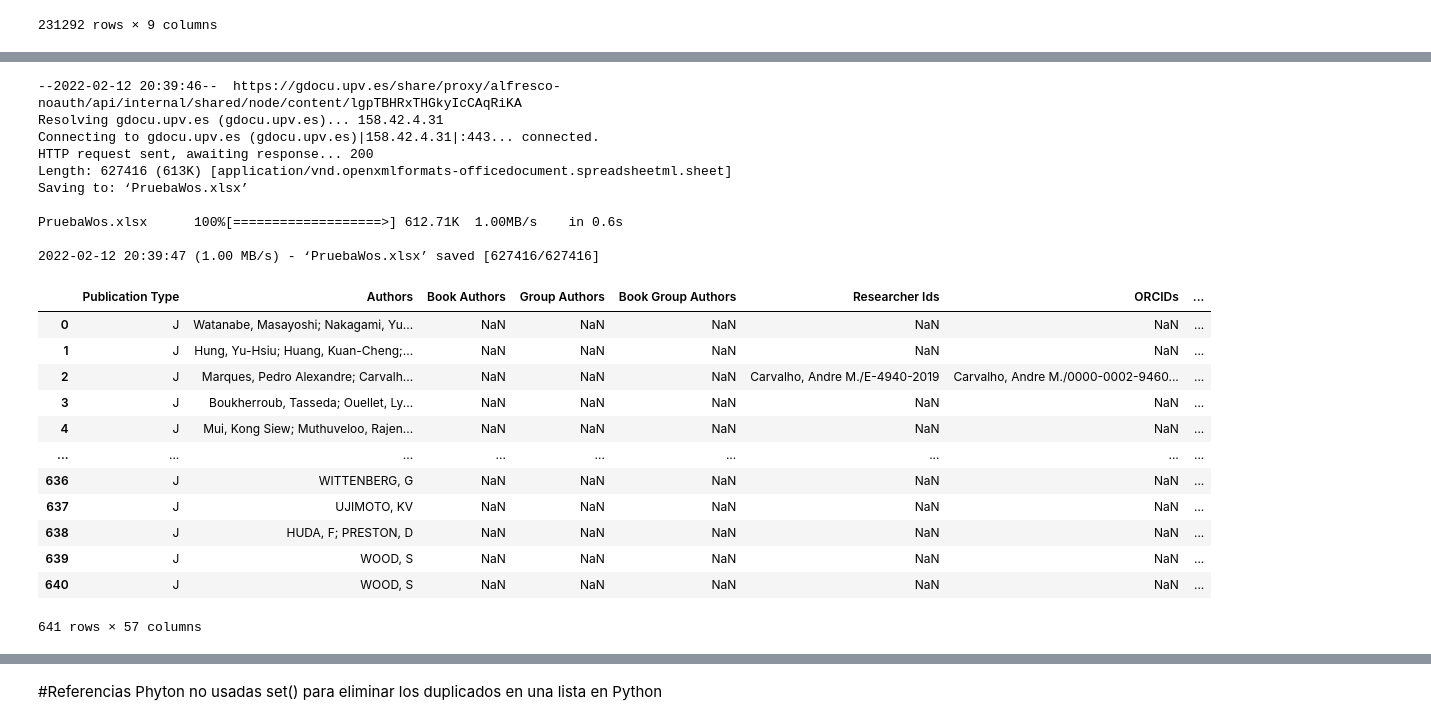
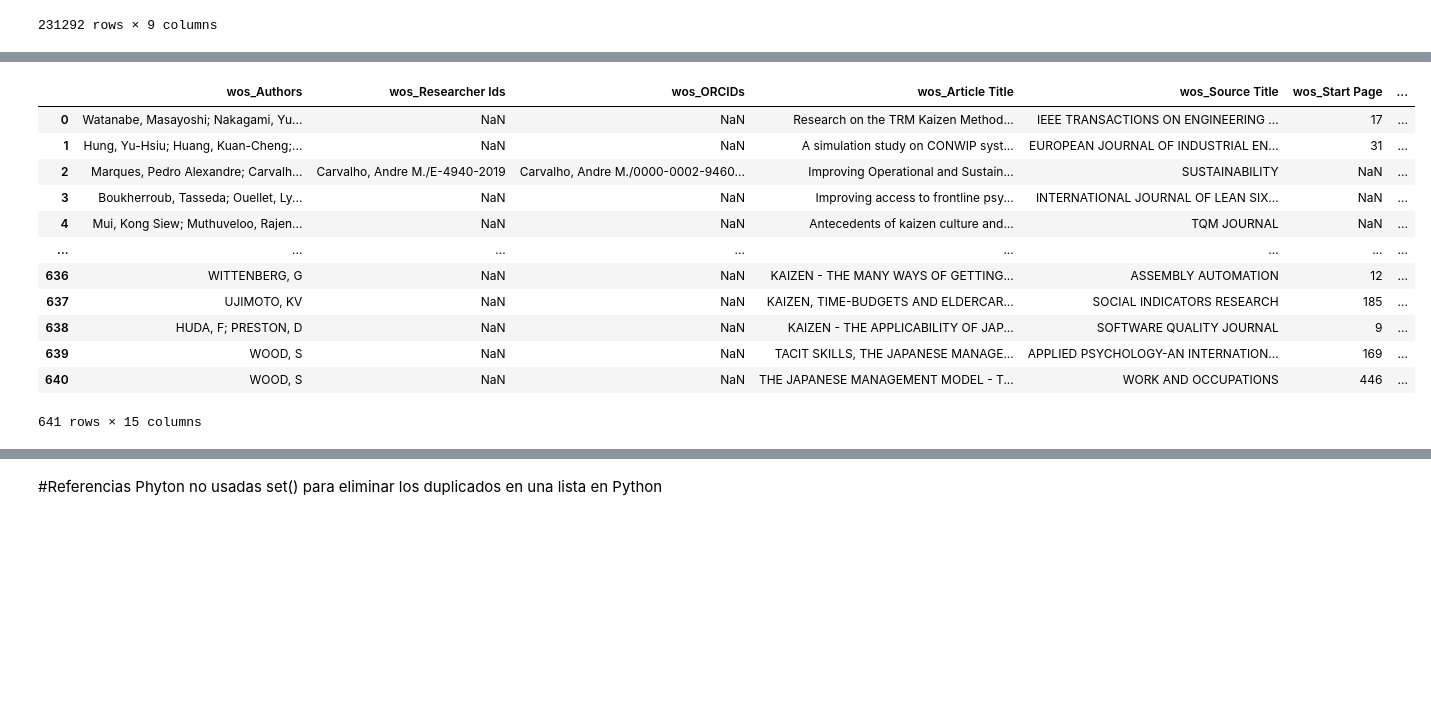
Before and after one commit to jamg-upv/Impacto-citas-articulo, a Jupyter notebook: impactoencitas.ipynb, the cells around one changed output, grey strips where cells are left out. Saved outputs shown, nothing was run; the diff lists cells and outputs as text; code cells hidden in the pictures; blank space fills up the shorter version.

```diff
--- a/impactoencitas.ipynb
+++ b/impactoencitas.ipynb
@@ -486,30 +551,46 @@ MeritosScopus
 # %%
 # Cargar la lisa de meritos de WOS
+# Exporto como excel los resultados
+# 	XLS
+# 	Se exportan de 1000 en mil
+# 	Lo abro y guardo como XLSX)
+# 		el xls de wos me da error en pandas
 !wget --output-document=PruebaWos.xlsx  https://gdocu.upv.es/share/proxy/alfresco-noauth/api/internal/shared/node/content/lgpTBHRxTHGkyIcCAqRiKA
 
 MeritosWos = pd.read_excel('PruebaWos.xlsx', engine='openpyxl')
-MeritosWos
+
+#filtro solo las columnas que me interesan para añadir información o cotejar que no hay errores en merge
+# list(MeritosWos)
+ColumnWos= [ 'Authors',
+  'Researcher Ids',
+ 'ORCIDs',
+  'Article Title',
+  'Source Title',
+  'Start Page',
+ 'End Page',
+  'DOI',
+  'Publication Year',
+ 'Abstract',
+  'Times Cited, WoS Core',
+  'Times Cited, All Databases',
+  'ISSN',
+ 'eISSN',
+ 'ISBN']
+# ColumnWos
+MeritosWos=MeritosWos[ColumnWos]
+MeritosWos.columns = 'wos_' + MeritosWos.columns
+# MeritosWos
 # %% [output]
+|  | wos_Authors | wos_Researcher Ids | wos_ORCIDs | wos_Article Title | wos_Source Title | wos_Start Page | ... |
+| 0 | Watanabe, Masayoshi; Nakagami, Yu... | NaN | NaN | Research on the TRM Kaizen Method... | IEEE TRANSACTIONS ON ENGINEERING ... | 17 | ... |
+| 1 | Hung, Yu-Hsiu; Huang, Kuan-Cheng;... | NaN | NaN | A simulation study on CONWIP syst... | EUROPEAN JOURNAL OF INDUSTRIAL EN... | 31 | ... |
+| 2 | Marques, Pedro Alexandre; Carvalh... | Carvalho, Andre M./E-4940-2019 | Carvalho, Andre M./0000-0002-9460... | Improving Operational and Sustain... | SUSTAINABILITY | NaN | ... |
+| 3 | Boukherroub, Tasseda; Ouellet, Ly... | NaN | NaN | Improving access to frontline psy... | INTERNATIONAL JOURNAL OF LEAN SIX... | NaN | ... |
+| 4 | Mui, Kong Siew; Muthuveloo, Rajen... | NaN | NaN | Antecedents of kaizen culture and... | TQM JOURNAL | NaN | ... |
+| ... | ... | ... | ... | ... | ... | ... | ... |
+| 636 | WITTENBERG, G | NaN | NaN | KAIZEN - THE MANY WAYS OF GETTING... | ASSEMBLY AUTOMATION | 12 | ... |
+| 637 | UJIMOTO, KV | NaN | NaN | KAIZEN, TIME-BUDGETS AND ELDERCAR... | SOCIAL INDICATORS RESEARCH | 185 | ... |
+| 638 | HUDA, F; PRESTON, D | NaN | NaN | KAIZEN - THE APPLICABILITY OF JAP... | SOFTWARE QUALITY JOURNAL | 9 | ... |
+| 639 | WOOD, S | NaN | NaN | TACIT SKILLS, THE JAPANESE MANAGE... | APPLIED PSYCHOLOGY-AN INTERNATION... | 169 | ... |
+| 640 | WOOD, S | NaN | NaN | THE JAPANESE MANAGEMENT MODEL - T... | WORK AND OCCUPATIONS | 446 | ... |
---2022-02-12 20:39:46--  https://gdocu.upv.es/share/proxy/alfresco-noauth/api/internal/shared/node/content/lgpTBHRxTHGkyIcCAqRiKA
-Resolving gdocu.upv.es (gdocu.upv.es)... 158.42.4.31
-Connecting to gdocu.upv.es (gdocu.upv.es)|158.42.4.31|:443... connected.
-HTTP request sent, awaiting response... 200
-Length: 627416 (613K) [application/vnd.openxmlformats-officedocument.spreadsheetml.sheet]
-Saving to: ‘PruebaWos.xlsx’
-
-PruebaWos.xlsx      100%[===================>] 612.71K  1.00MB/s    in 0.6s
-
-2022-02-12 20:39:47 (1.00 MB/s) - ‘PruebaWos.xlsx’ saved [627416/627416]
+641 rows × 15 columns
-|  | Publication Type | Authors | Book Authors | Group Authors | Book Group Authors | Researcher Ids | ORCIDs | ... |
-| 0 | J | Watanabe, Masayoshi; Nakagami, Yu... | NaN | NaN | NaN | NaN | NaN | ... |
-| 1 | J | Hung, Yu-Hsiu; Huang, Kuan-Cheng;... | NaN | NaN | NaN | NaN | NaN | ... |
-| 2 | J | Marques, Pedro Alexandre; Carvalh... | NaN | NaN | NaN | Carvalho, Andre M./E-4940-2019 | Carvalho, Andre M./0000-0002-9460... | ... |
-| 3 | J | Boukherroub, Tasseda; Ouellet, Ly... | NaN | NaN | NaN | NaN | NaN | ... |
-| 4 | J | Mui, Kong Siew; Muthuveloo, Rajen... | NaN | NaN | NaN | NaN | NaN | ... |
-| ... | ... | ... | ... | ... | ... | ... | ... | ... |
-| 636 | J | WITTENBERG, G | NaN | NaN | NaN | NaN | NaN | ... |
-| 637 | J | UJIMOTO, KV | NaN | NaN | NaN | NaN | NaN | ... |
-| 638 | J | HUDA, F; PRESTON, D | NaN | NaN | NaN | NaN | NaN | ... |
-| 639 | J | WOOD, S | NaN | NaN | NaN | NaN | NaN | ... |
-| 640 | J | WOOD, S | NaN | NaN | NaN | NaN | NaN | ... |
-641 rows × 57 columns
```
Also changed, not shown: parts of 12 cells of this notebook.
